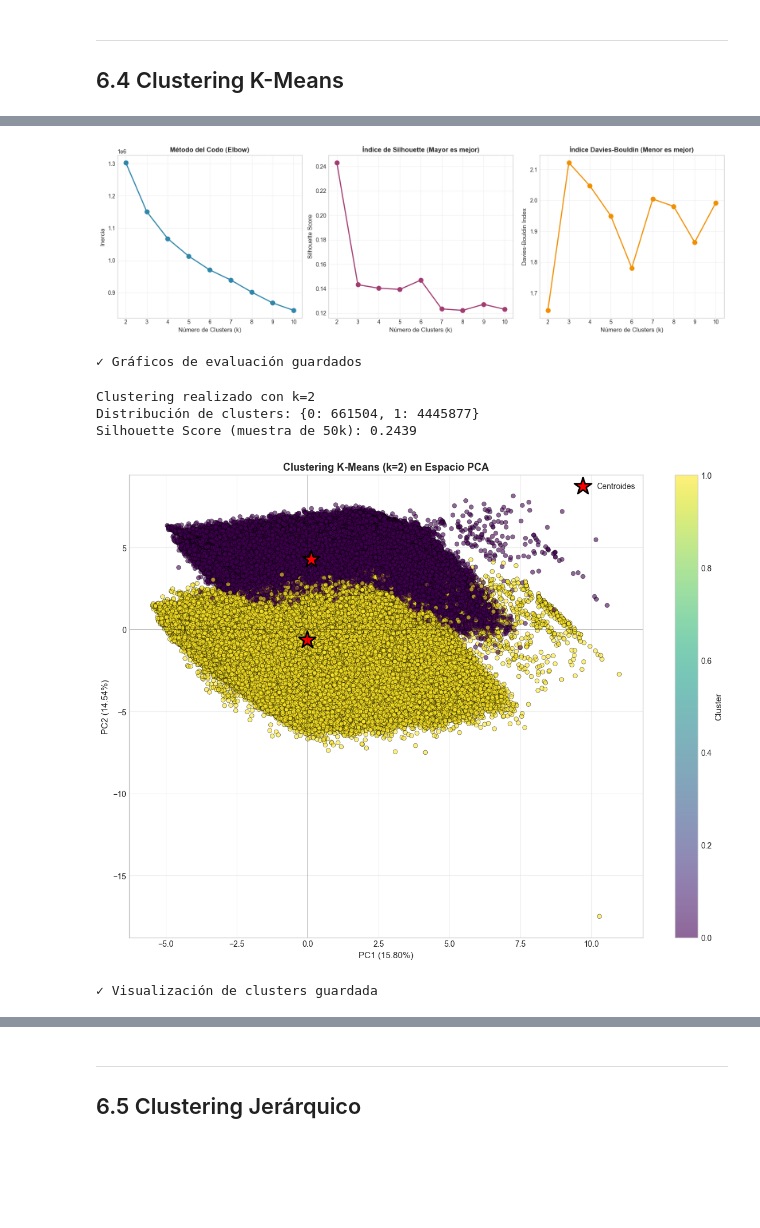
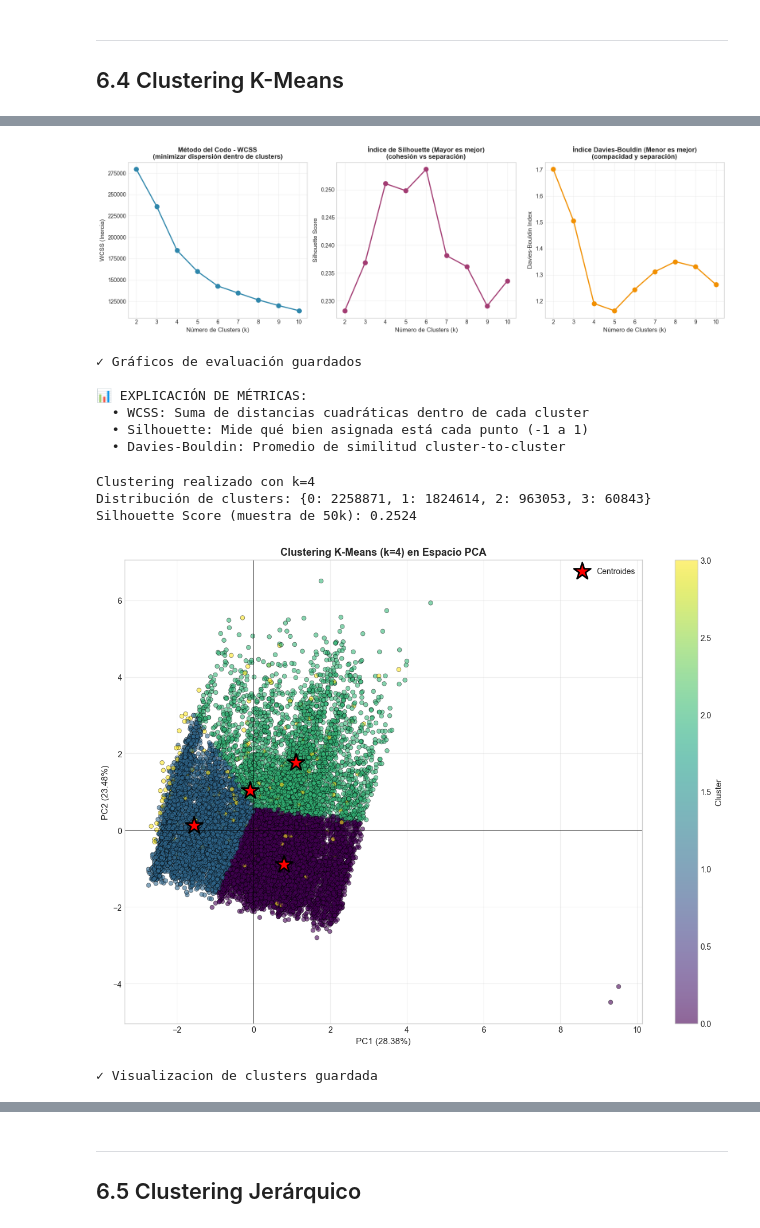
Before and after one commit to AngelEsquit/PRY1-MD, a Jupyter notebook: notebooks/06_analisis_multivariado.ipynb, the cells around one changed output, grey strips where cells are left out. Drawn from its saved outputs; the diff is of its cells as text; code cells hidden in the pictures; blank space fills up the shorter version.

Commit message:
feat: Complete clustering analysis

```diff
--- a/notebooks/06_analisis_multivariado.ipynb
+++ b/notebooks/06_analisis_multivariado.ipynb
@@ -56,27 +47,20 @@ Primeras variables: ['Diaocu', 'Depnap', 'Sexo', 'Depreg', 'Deprep', 'Tohivi', '
 # %%
-# Crear mappings para variables categóricas
+# Crear mappings para variables categoricas
 mapping_estado_civil = {
-    1.0: 'Unida',
-    2.0: 'Casada',
-    3.0: 'Soltera',
-    4.0: 'Divorciada',
-    5.0: 'Viuda',
-    6.0: 'Separada',
-    9.0: 'Ignorado'
+    1.0: 'Unida', 2.0: 'Casada', 3.0: 'Soltera',
+    4.0: 'Divorciada', 5.0: 'Viuda', 6.0: 'Separada', 9.0: 'Ignorado'
 }
 
 mapping_departamentos = {
-    1.0: 'Guatemala', 2.0: 'El Progreso', 3.0: 'Sacatepéquez',
+    1.0: 'Guatemala', 2.0: 'El Progreso', 3.0: 'Sacatepequez',
     4.0: 'Chimaltenango', 5.0: 'Escuintla', 6.0: 'Santa Rosa',
-    7.0: 'Sololá', 8.0: 'Totonicapán', 9.0: 'Quetzaltenango',
-    10.0: 'Suchitepéquez', 11.0: 'Retalhuleu', 12.0: 'San Marcos',
-    13.0: 'Huehuetenango', 14.0: 'Quiché', 15.0: 'Baja Verapaz',
-    16.0: 'Alta Verapaz', 17.0: 'Petén', 18.0: 'Izabal',
+    7.0: 'Solola', 8.0: 'Totonicapan', 9.0: 'Quetzaltenango',
+    10.0: 'Suchitepequez', 11.0: 'Retalhuleu', 12.0: 'San Marcos',
+    13.0: 'Huehuetenango', 14.0: 'Quiche', 15.0: 'Baja Verapaz',
+    16.0: 'Alta Verapaz', 17.0: 'Peten', 18.0: 'Izabal',
     19.0: 'Zacapa', 20.0: 'Chiquimula', 21.0: 'Jalapa', 22.0: 'Jutiapa'
 }
 
 # Aplicar mappings
 df['Estado_civil'] = df['Escivm'].map(mapping_estado_civil).fillna('Desconocido')
 df['Departamento'] = df['Deprem'].map(mapping_departamentos).fillna('Desconocido')
-
-print("✓ Mappings aplicados")
@@ -432,25 +319,25 @@ K     Inercia         Silhouette      Davies-Bouldin
 # Gráficos de evaluación de clusters
 fig, axes = plt.subplots(1, 3, figsize=(16, 5))
 
-# Elbow
+# Elbow - WCSS (Within-Cluster Sum of Squares)
 axes[0].plot(K_range, inertias, 'o-', linewidth=2, markersize=8, color='#2E86AB')
 axes[0].set_xlabel('Número de Clusters (k)', fontsize=11)
-axes[0].set_ylabel('Inercia', fontsize=11)
-axes[0].set_title('Método del Codo (Elbow)', fontsize=12, fontweight='bold')
+axes[0].set_ylabel('WCSS (Inercia)', fontsize=11)
+axes[0].set_title('Método del Codo - WCSS\n(minimizar dispersión dentro de clusters)', fontsize=12, fontweight='bold')
 axes[0].grid(True, alpha=0.3)
 
 # Silhouette
 axes[1].plot(K_range, silhouette_scores, 'o-', linewidth=2, markersize=8, color='#A23B72')
 axes[1].set_xlabel('Número de Clusters (k)', fontsize=11)
 axes[1].set_ylabel('Silhouette Score', fontsize=11)
-axes[1].set_title('Índice de Silhouette (Mayor es mejor)', fontsize=12, fontweight='bold')
+axes[1].set_title('Índice de Silhouette (Mayor es mejor)\n(cohesión vs separación)', fontsize=12, fontweight='bold')
 axes[1].grid(True, alpha=0.3)
 
 # Davies-Bouldin
 axes[2].plot(K_range, davies_bouldin_scores, 'o-', linewidth=2, markersize=8, color='#F18F01')
 axes[2].set_xlabel('Número de Clusters (k)', fontsize=11)
 axes[2].set_ylabel('Davies-Bouldin Index', fontsize=11)
-axes[2].set_title('Índice Davies-Bouldin (Menor es mejor)', fontsize=12, fontweight='bold')
+axes[2].set_title('Índice Davies-Bouldin (Menor es mejor)\n(compacidad y separación)', fontsize=12, fontweight='bold')
 axes[2].grid(True, alpha=0.3)
 
 plt.tight_layout()
@@ -458,12 +345,21 @@ plt.savefig('../data/processed/06_kmeans_evaluacion.png', dpi=300, bbox_inches='
 plt.show()
 
 print("\n✓ Gráficos de evaluación guardados")
+print("\n📊 EXPLICACIÓN DE MÉTRICAS:")
+print("  • WCSS: Suma de distancias cuadráticas dentro de cada cluster")
+print("  • Silhouette: Mide qué bien asignada está cada punto (-1 a 1)")
+print("  • Davies-Bouldin: Promedio de similitud cluster-to-cluster")
 # %% [output]
-[figure, old version]
+[figure, new version]
 ✓ Gráficos de evaluación guardados
+
+📊 EXPLICACIÓN DE MÉTRICAS:
+  • WCSS: Suma de distancias cuadráticas dentro de cada cluster
+  • Silhouette: Mide qué bien asignada está cada punto (-1 a 1)
+  • Davies-Bouldin: Promedio de similitud cluster-to-cluster
 # %%
-# Usar k=2 (mejor silhouette score según evaluación)
-k_optimo = 2
+# Usar k=4 (mejor Silhouette=0.2511 y Davies-Bouldin=1.1913 según evaluación)
+k_optimo = 4
 kmeans = KMeans(n_clusters=k_optimo, random_state=42, n_init=10)
 clusters = kmeans.fit_predict(df_escalado)
 
@@ -475,33 +371,37 @@ muestra_idx_sil = np.random.choice(len(df_escalado), size=min(50000, len(df_esca
 silhouette_muestra = silhouette_score(df_escalado.iloc[muestra_idx_sil], clusters[muestra_idx_sil])
 print(f"Silhouette Score (muestra de 50k): {silhouette_muestra:.4f}")
 # %% [output]
-Clustering realizado con k=2
-Distribución de clusters: {0: 661504, 1: 4445877}
-Silhouette Score (muestra de 50k): 0.2439
+Clustering realizado con k=4
+Distribución de clusters: {0: 2258871, 1: 1824614, 2: 963053, 3: 60843}
+Silhouette Score (muestra de 50k): 0.2524
 # %%
-# Visualización de clusters en espacio PCA
+# Visualizacion de clusters en espacio PCA
+idx_plot = rng.choice(len(df_escalado), size=min(MAX_MUESTRA_GRAFICOS, len(df_escalado)), replace=False)
+pca_scores_2d_plot = pca_scores_2d[idx_plot]
+clusters_plot = clusters[idx_plot]
+
 plt.figure(figsize=(12, 9))
-scatter = plt.scatter(pca_scores_2d[:, 0], pca_scores_2d[:, 1],
-                       c=clusters, cmap='viridis', s=30, alpha=0.6, edgecolors='black', linewidth=0.5)
+scatter = plt.scatter(pca_scores_2d_plot[:, 0], pca_scores_2d_plot[:, 1],
+                       c=clusters_plot, cmap='viridis', s=30, alpha=0.6, edgecolors='black', linewidth=0.5)
 
 # Centroides en espacio PCA
 centroides_pca = pca_2d.transform(kmeans.cluster_centers_)
 plt.scatter(centroides_pca[:, 0], centroides_pca[:, 1],
             c='red', marker='*', s=500, edgecolors='black', linewidth=2, label='Centroides')
 
 plt.xlabel(f'PC1 ({pca_2d.explained_variance_ratio_[0]*100:.2f}%)', fontsize=11)
 plt.ylabel(f'PC2 ({pca_2d.explained_variance_ratio_[1]*100:.2f}%)', fontsize=11)
 plt.title(f'Clustering K-Means (k={k_optimo}) en Espacio PCA', fontsize=13, fontweight='bold')
 plt.colorbar(scatter, label='Cluster')
 plt.legend()
 plt.grid(True, alpha=0.3)
 plt.axhline(y=0, color='k', linewidth=0.5)
 plt.axvline(x=0, color='k', linewidth=0.5)
 plt.tight_layout()
 plt.savefig('../data/processed/06_kmeans_clusters.png', dpi=300, bbox_inches='tight')
 plt.show()
 
-print("✓ Visualización de clusters guardada")
+print("✓ Visualizacion de clusters guardada")
 # %% [output]
-[figure, old version]
+[figure, new version]
-✓ Visualización de clusters guardada
+✓ Visualizacion de clusters guardada
```
Also changed, not shown: parts of 16 cells of this notebook, 18 other files.
